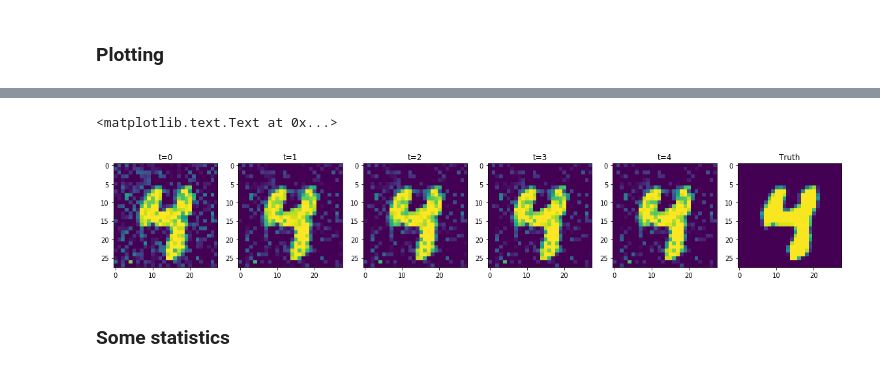
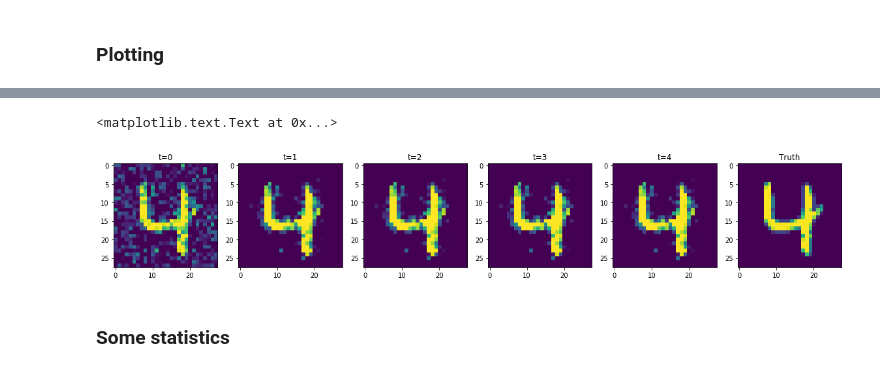
Before and after one commit to artix41/RIM-pytorch, a Jupyter notebook: rim-gaussian-denoising.ipynb, the cells around one changed output, grey strips where cells are left out. Saved outputs shown, nothing was run; the diff lists cells and outputs as text; code cells hidden in the pictures.

```diff
--- a/rim-gaussian-denoising.ipynb
+++ b/rim-gaussian-denoising.ipynb
@@ -35,7 +35,7 @@ sigma_noise = 0.2
 size_train = 400
 size_test = 100
 # %%
-folder_mnist = "/datasets/mnist/"
+folder_mnist = "/home/arthur/datasets/mnist"
 # %% [markdown]
 ### Simulator
 # %%
@@ -157,7 +157,7 @@ class RIM(nn.Module):
         self.optimizer.step()
         self.optimizer.zero_grad()
 
-    def forward_sequence(self, h0, y, x_true, phase="test"):
+    def forward_sequence(self, x0, y, x_true, phase="test"):
         ht = Variable(torch.Tensor(x0)) # xt = \phi(ht) => see paper, where they use \eta instead of h
         st = [self.init_hidden(), self.init_hidden(), self.init_hidden()]
 
@@ -204,12 +204,13 @@ rim = RIM(X_train.shape[1]*2, X_train.shape[1], X_train.shape[1], time_max_rim)
 ### Training
 # %%
 list_losses = []
+epoch = 0
 # %%
 # rim.optimizer.param_groups[0]["lr"] /= 10
 # %%
-nb_epochs = 20
+nb_epochs = 100
 
-for epoch in range(nb_epochs):
+for epoch in range(epoch, epoch + nb_epochs):
     X_train, Y_train, X0_train = shuffle(X_train, Y_train, X0_train)
 
     loss_epoch = 0
@@ -247,7 +249,7 @@ losses = np.array(losses)
 # %% [markdown]
 ### Plotting
 # %%
-i_example = 48
+i_example = 49
 t_final = 4
 
 print("Loss: {0:5f}".format(float(losses[i_example])))
@@ -266,5 +268,5 @@ Loss: 0.012539
 <matplotlib.text.Text at 0x...>
-[figure, old version]
+[figure, new version]
 # %% [markdown]
 ### Some statistics
 # %% [markdown]
```
Also changed, not shown: parts of 4 cells of this notebook.
